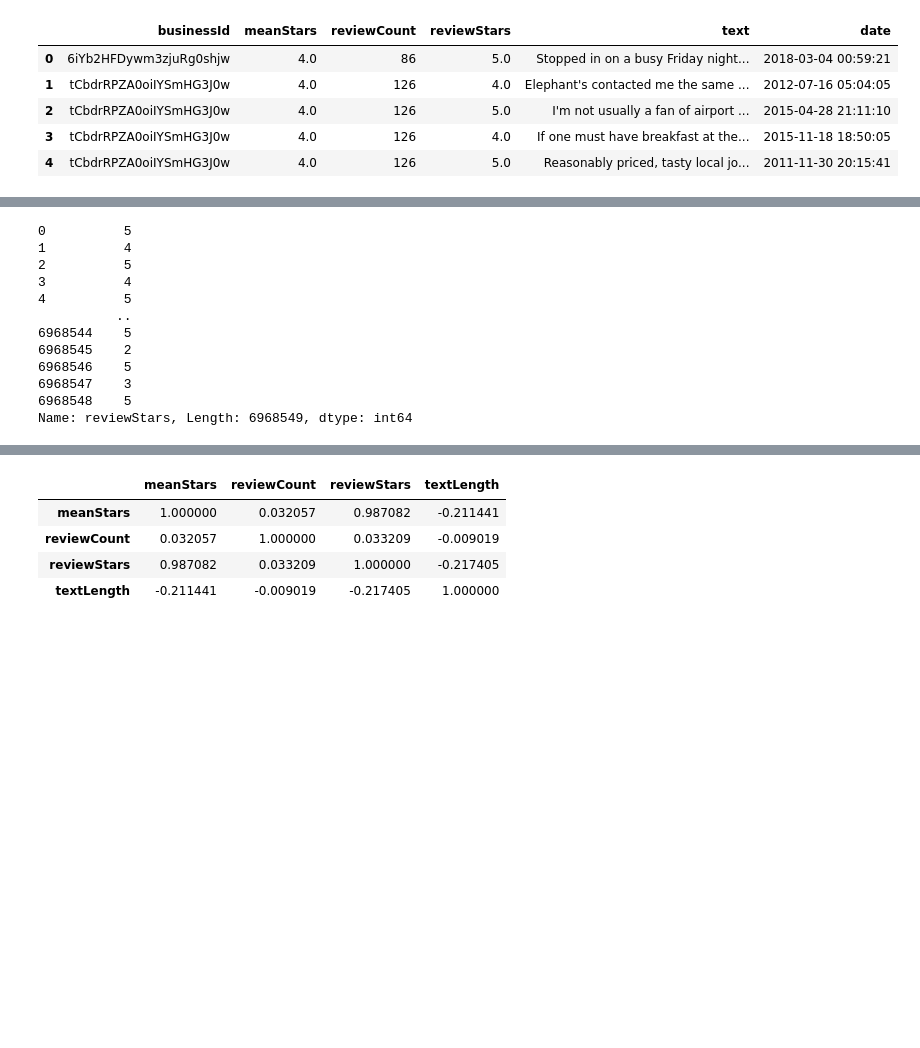
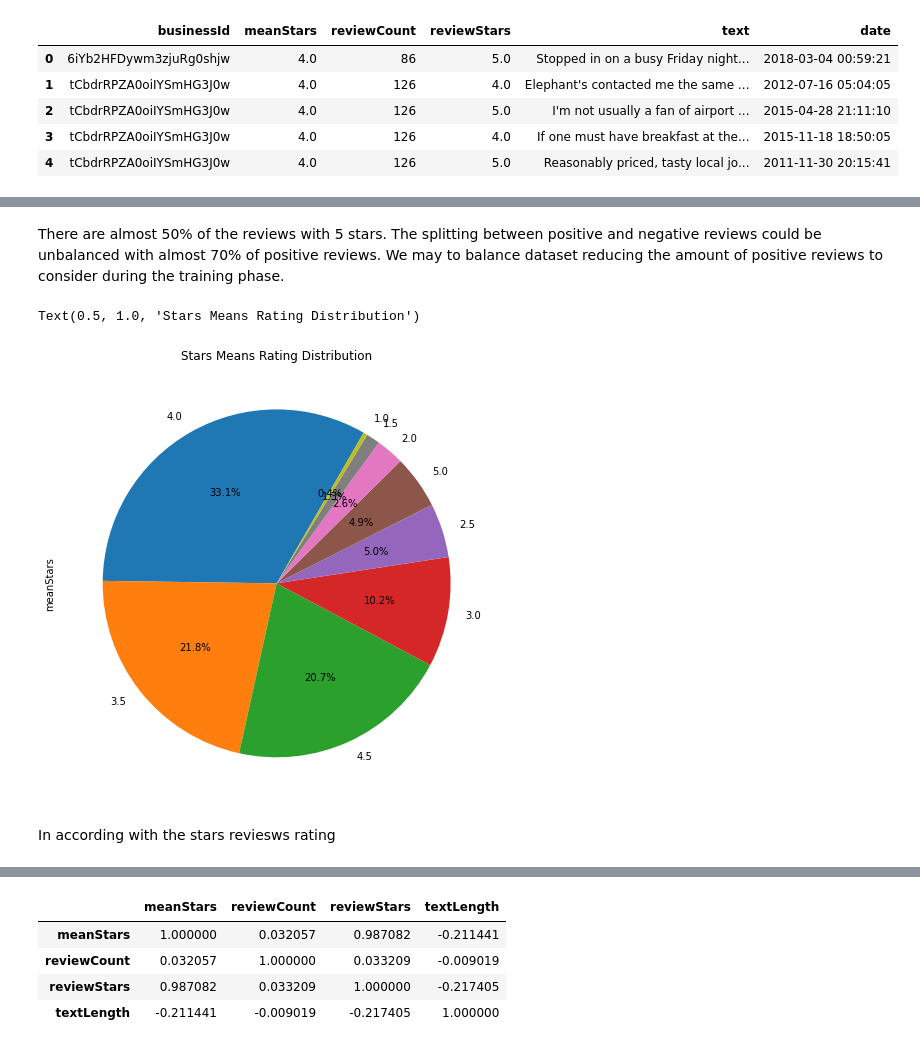
Before and after one commit to kode-git/sentiment-analysis-yelp, a Jupyter notebook: Data Analysis.ipynb, the cells around one changed output, grey strips where cells are left out. Drawn from its saved outputs; the diff is of its cells as text; code cells hidden in the pictures; blank space fills up the shorter version.

```diff
--- a/Data Analysis.ipynb
+++ b/Data Analysis.ipynb
@@ -62,19 +65,17 @@ Text(0.5, 1.0, 'Stars evaluation distribution')
+# %% [markdown]
+There are almost 50% of the reviews with 5 stars. The splitting between positive and negative reviews could be unbalanced with almost 70% of positive reviews. We may to balance dataset reducing the amount of positive reviews to consider during the training phase.
+# %%
+plt.figure(figsize=(8,8))
+df['meanStars'].value_counts().plot.pie(autopct='%1.1f%%', startangle=60)
+plt.title('Stars Means Rating Distribution')
+# %% [output]
+Text(0.5, 1.0, 'Stars Means Rating Distribution')
+[figure, added]
+# %% [markdown]
+In according with the stars reviesws rating
 # %%
 # Adding text length for data analysis
-df['textLength']  = df['seller_name'].str.len()
+df['textLength']  = df['text'].str.len()
-# %% [output]
-0          5
-1          4
-2          5
-3          4
-4          5
-          ..
-6968544    5
-6968545    2
-6968546    5
-6968547    3
-6968548    5
-Name: reviewStars, Length: 6968549, dtype: int64
 # %%
 graph = sns.FacetGrid(data=df,col='reviewStars')
 graph.map(plt.hist,'textLength',bins=50,color='blue')
```
Also changed, not shown: parts of 15 cells of this notebook, 2 other files.
